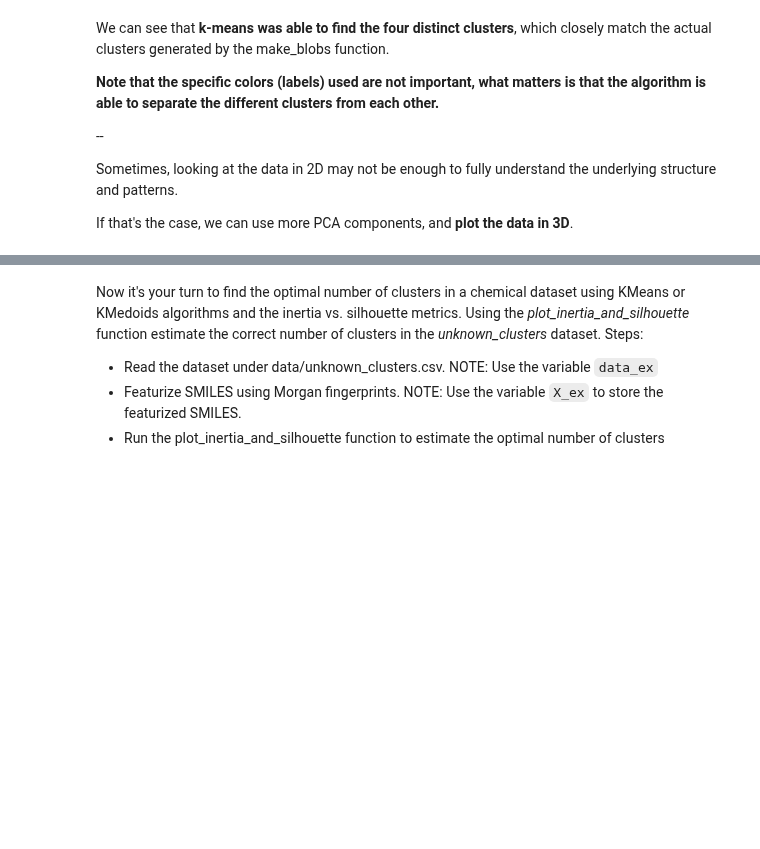
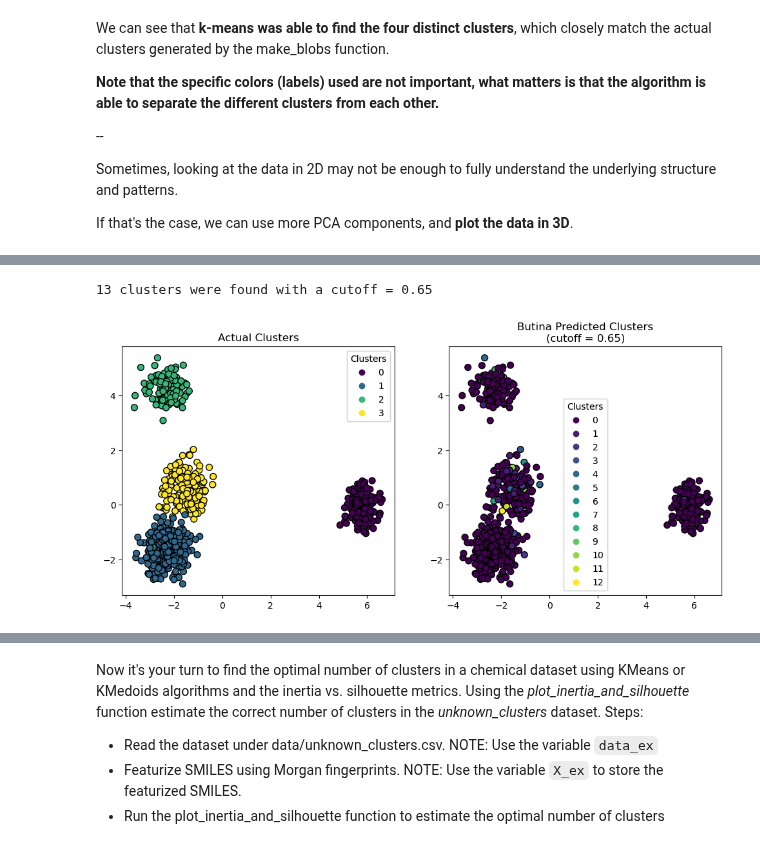
Before and after one commit to schwallergroup/ai4chem_course, a Jupyter notebook: notebooks/04 - Unsupervised Learning/Clustering.ipynb, the cells around one changed output, grey strips where cells are left out. Cells and saved outputs as stored; diff of their text form; code cells hidden in the pictures; blank space fills up the shorter version.

```diff
--- a/notebooks/04 - Unsupervised Learning/Clustering.ipynb
+++ b/notebooks/04 - Unsupervised Learning/Clustering.ipynb
@@ -245,8 +287,19 @@ len(butina.clusters)
+# %%
+cutoff = 0.65  # Change me!
+
+butina = ButinaClustering(cutoff=cutoff, metric='jaccard')
+butina.fit(X_binary)
+
+print(f"{len(butina.clusters)} clusters were found with a cutoff = {cutoff}")
+# %% [output]
+13 clusters were found with a cutoff = 0.65
 # %%
 fig, (ax1, ax2) = plt.subplots(1, 2, figsize=(12, 5))
 
 plot_2d(coords, y, title="Actual Clusters", ax=ax1)
-plot_2d(coords, butina.labels_, title="Butina Predicted Clusters", ax=ax2)
+plot_2d(coords, butina.labels_, title=f"Butina Predicted Clusters\n(cutoff = {cutoff})", ax=ax2)
 
 plt.show()
+# %% [output]
+[figure, added]
 # %% [markdown]
```
Also changed, not shown: parts of 12 cells of this notebook.
